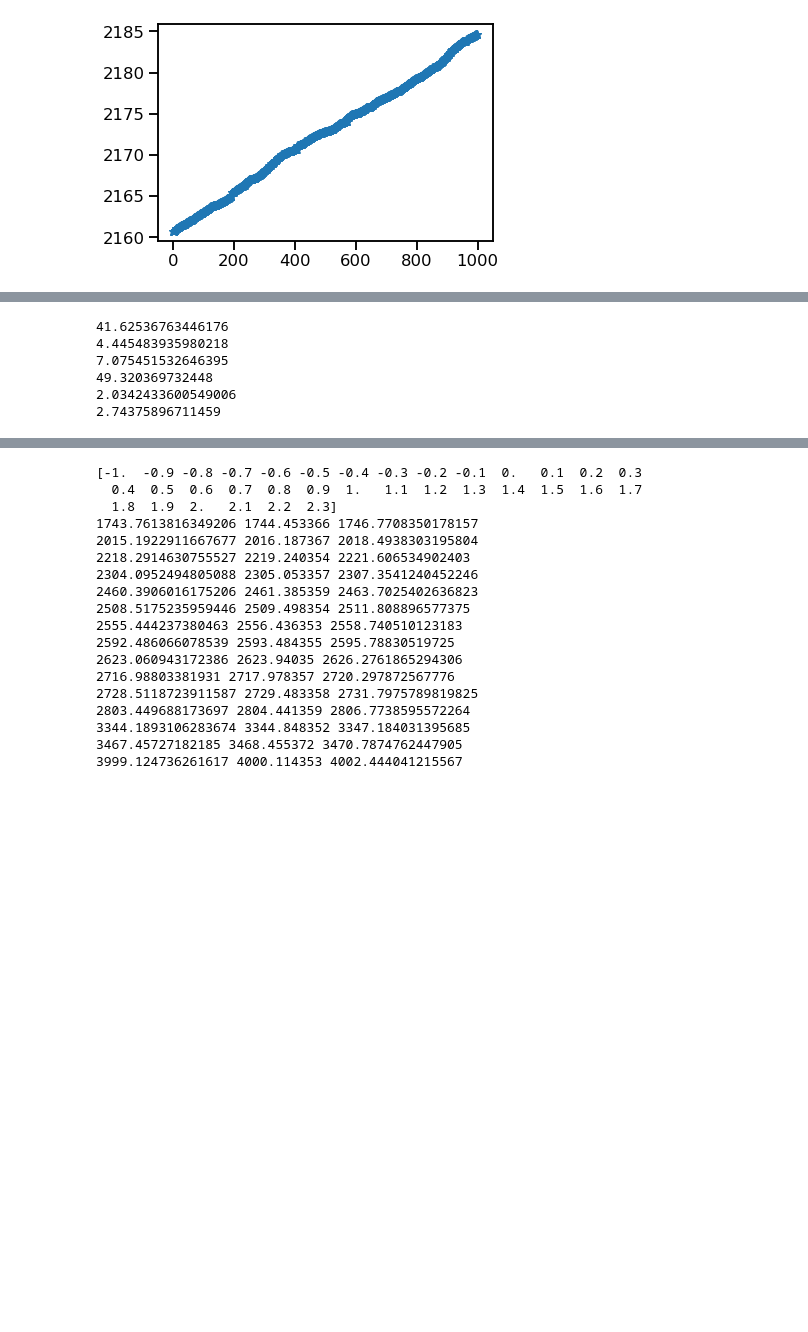
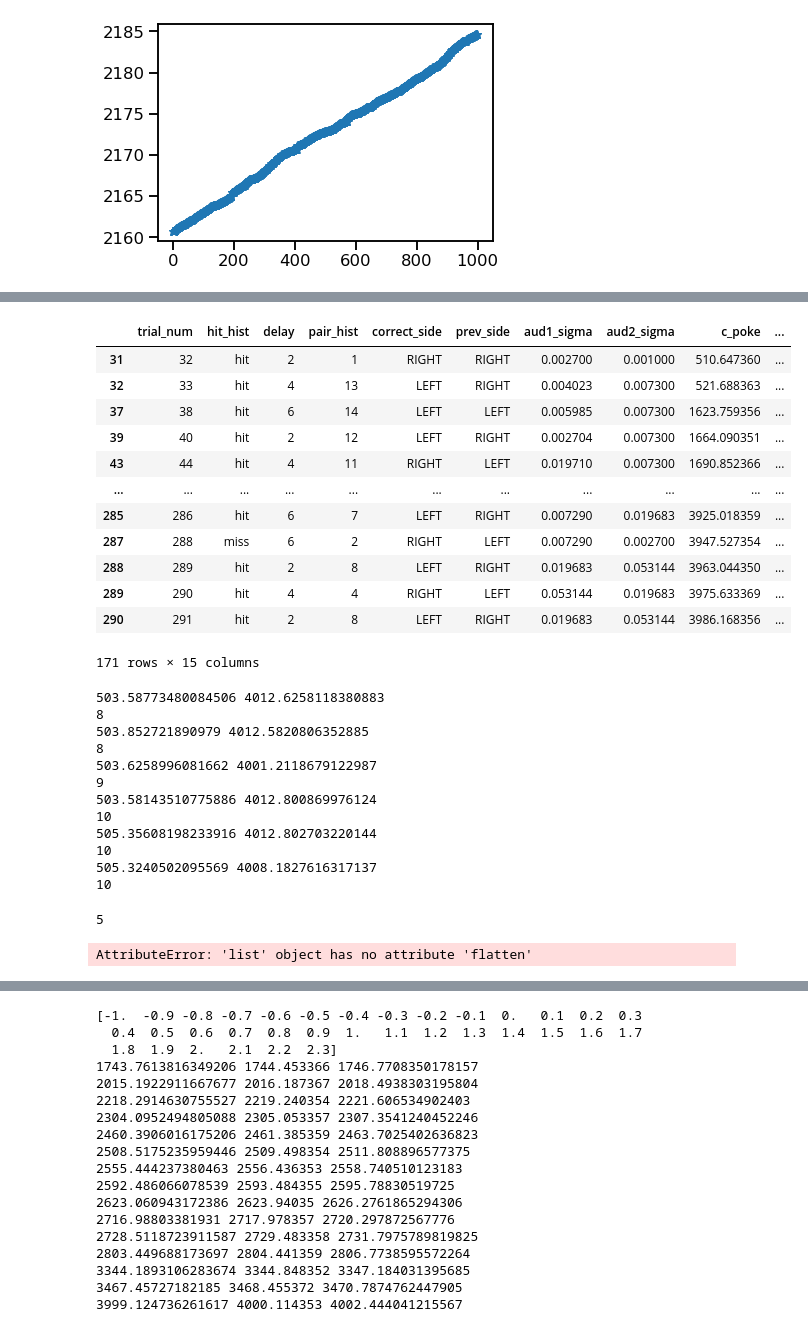
Before and after one commit to Brody-Lab/jbreda_PWM_mPFC_analysis, a Jupyter notebook: W122_08_06_2019_1_fromSD.ipynb, the cells around one changed output, grey strips where cells are left out. Drawn from its saved outputs; the diff is of its cells as text; code cells hidden in the pictures; blank space fills up the shorter version.

Commit message:
new io function to deal with grabbing trials only during phys

```diff
--- a/W122_08_06_2019_1_fromSD.ipynb
+++ b/W122_08_06_2019_1_fromSD.ipynb
@@ -81,12 +73,38 @@ sub_df = df.query('hit_state < @phys_end & c_poke > @phys_start')
 event = events[0]
 conditions = 'correct_side'
+# %%
+filter_phys_time(beh_df, spks_dict)
+# %% [output]
+|  | trial_num | hit_hist | delay | pair_hist | correct_side | prev_side | aud1_sigma | aud2_sigma | c_poke | ... |
+| 31 | 32 | hit | 2 | 1 | RIGHT | RIGHT | 0.002700 | 0.001000 | 510.647360 | ... |
+| 32 | 33 | hit | 4 | 13 | LEFT | RIGHT | 0.004023 | 0.007300 | 521.688363 | ... |
+| 37 | 38 | hit | 6 | 14 | LEFT | LEFT | 0.005985 | 0.007300 | 1623.759356 | ... |
+| 39 | 40 | hit | 2 | 12 | LEFT | RIGHT | 0.002704 | 0.007300 | 1664.090351 | ... |
+| 43 | 44 | hit | 4 | 11 | RIGHT | LEFT | 0.019710 | 0.007300 | 1690.852366 | ... |
+| ... | ... | ... | ... | ... | ... | ... | ... | ... | ... | ... |
+| 285 | 286 | hit | 6 | 7 | LEFT | RIGHT | 0.007290 | 0.019683 | 3925.018359 | ... |
+| 287 | 288 | miss | 6 | 2 | RIGHT | LEFT | 0.007290 | 0.002700 | 3947.527354 | ... |
+| 288 | 289 | hit | 2 | 8 | LEFT | RIGHT | 0.019683 | 0.053144 | 3963.044350 | ... |
+| 289 | 290 | hit | 4 | 4 | RIGHT | LEFT | 0.053144 | 0.019683 | 3975.633369 | ... |
+| 290 | 291 | hit | 2 | 8 | LEFT | RIGHT | 0.019683 | 0.053144 | 3986.168356 | ... |
+171 rows × 15 columns
 # %%
 for i in range(len(neurons)):
-    print(neurons[i].spiketimes[0], neurons[i]sp)
+    print(neurons[i].spiketimes[0], neurons[i].spiketimes[-1])
 # %% [output]
-41.62536763446176
-4.445483935980218
-7.075451532646395
-49.320369732448
-2.0342433600549006
-2.74375896711459
+503.58773480084506 4012.6258118380883
+8
+503.852721890979 4012.5820806352885
+8
+503.6258996081662 4001.2118679122987
+9
+503.58143510775886 4012.800869976124
+10
+505.35608198233916 4012.802703220144
+10
+505.3240502095569 4008.1827616317137
+10
+# %%
+range(len(spks_dict['spk_times']))
+# %% [output]
+5
@@ -92,0 +128,9 @@ for i in range(len(neurons)):
+# %%
+starts = []
+ends = []
+
+for neuron in range(len(spks_dict['spk_times'])):
+    starts.append(spks_dict['spk_times'][neuron][0])
+    ends.append(spks_dict['spk_times'][neuron][-1])
+# %% [output]
+AttributeError: 'list' object has no attribute 'flatten'
```
Also changed, not shown: parts of 4 cells of this notebook, 1 other file.
